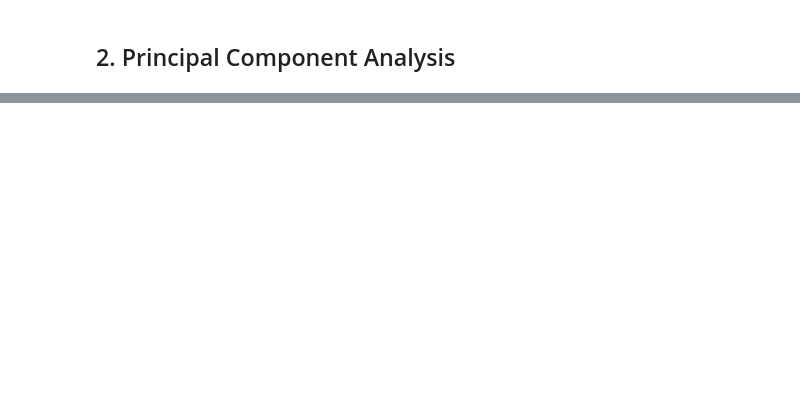
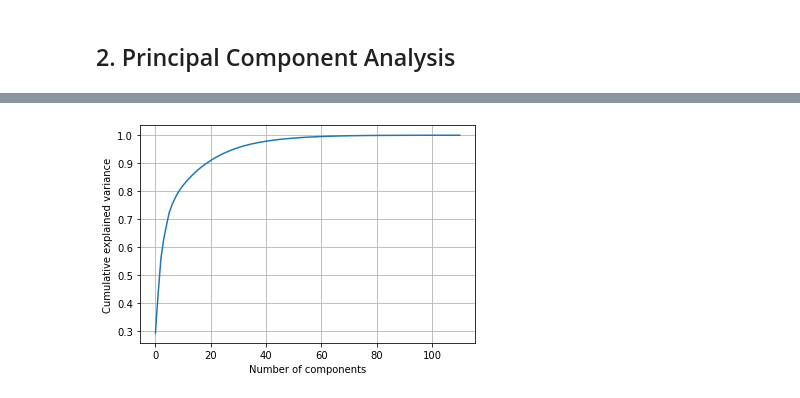
Before and after one commit to YvesMatanga/freemium_datascience, a Jupyter notebook: machine-learning-tutorials/Unsupervised Learning/2-Dimensionality Reduction.ipynb, the cells around one changed output, grey strips where cells are left out. Saved outputs shown, nothing was run; the diff lists cells and outputs as text; code cells hidden in the pictures; blank space fills up the shorter version.

```diff
--- a/machine-learning-tutorials/Unsupervised Learning/2-Dimensionality Reduction.ipynb
+++ b/machine-learning-tutorials/Unsupervised Learning/2-Dimensionality Reduction.ipynb
@@ -23,0 +36,3 @@ df.head()
+# %%
+X = df.iloc[:,6:145]
+y = df.iloc[:,[-1]]
@@ -25,0 +181,7 @@ df.head()
+# %%
+from sklearn.decomposition import PCA
+pca = PCA()
+pca.fit(X_sc)
+X_transformed = pca.transform(X)
+X_transformed_df = pd.DataFrame(X_transformed)
+X_transformed_df.head()
@@ -25,0 +196,9 @@ df.head()
+# %%
+import numpy as np
+# plot line graph of cumulative variance explained
+plt.plot(np.cumsum(pca.explained_variance_ratio_))
+plt.xlabel('Number of components')
+plt.ylabel('Cumulative explained variance')
+plt.grid()
+# %% [output]
+[figure, added]
```
Also changed, not shown: parts of 29 cells of this notebook, 1 other file.
